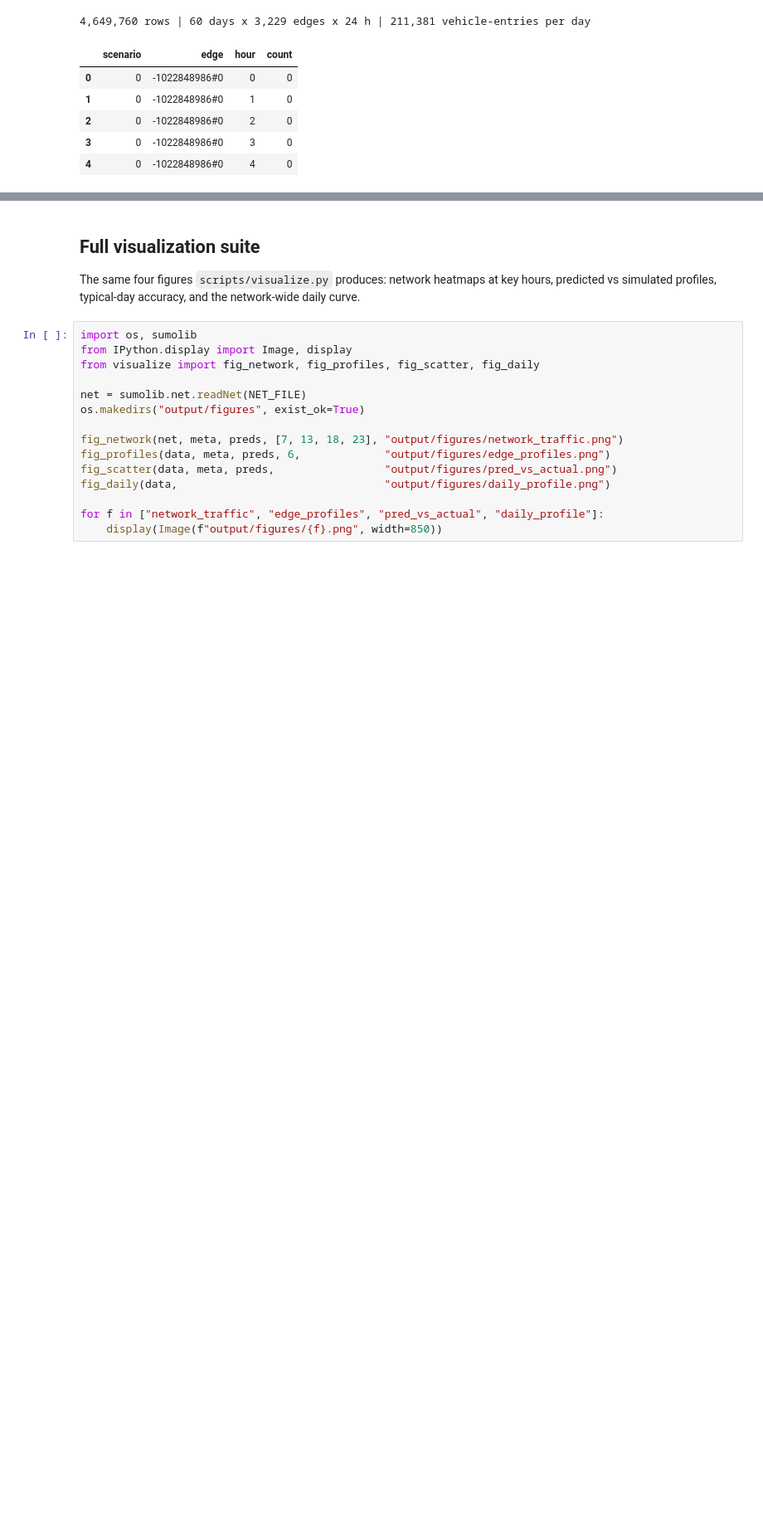
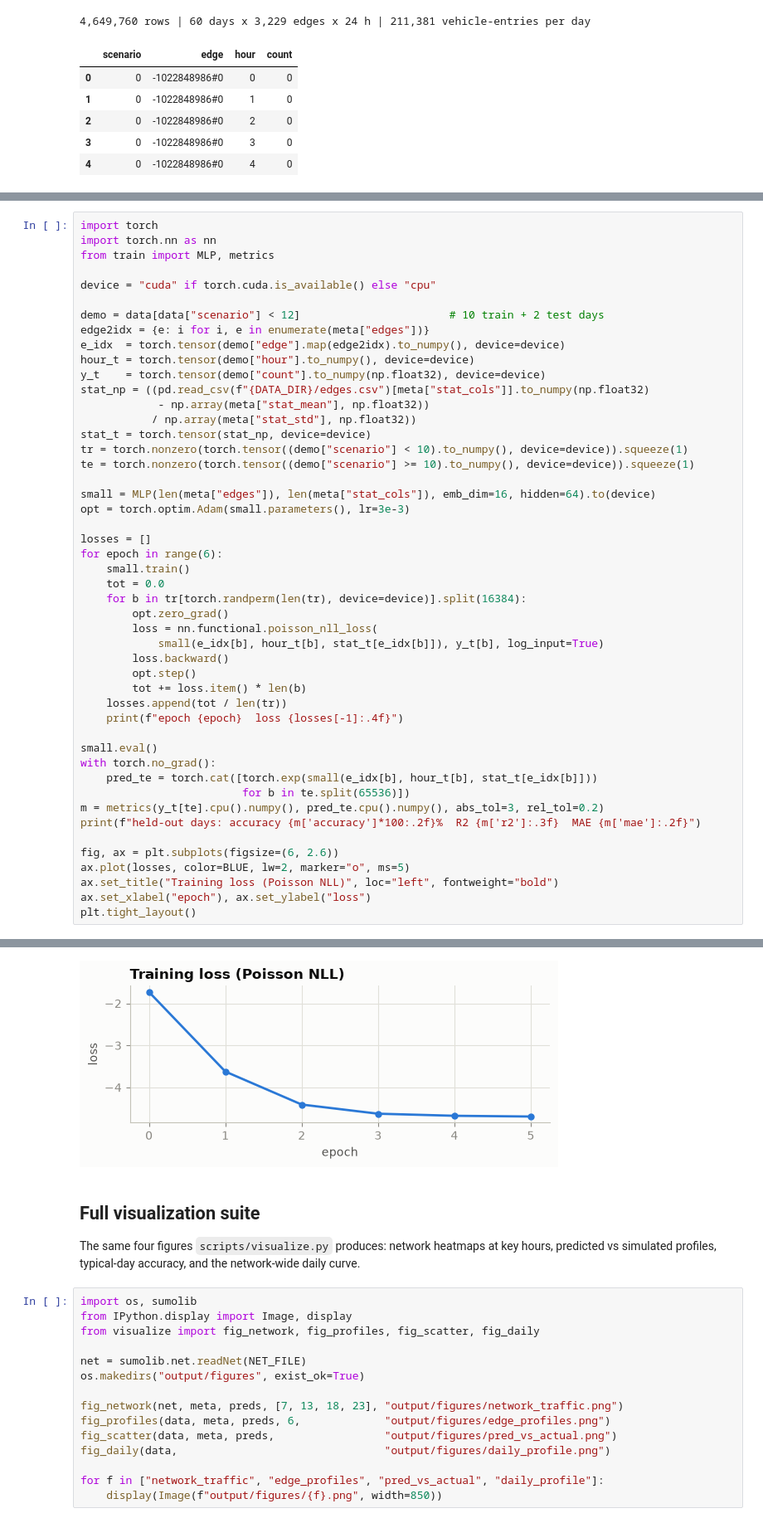
Before and after one commit to farhadi76m/Traffic-Forecasting, a Jupyter notebook: demo.ipynb, the cells around one changed output, grey strips where cells are left out. Shown at 83% size. Drawn from its saved outputs; the diff is of its cells as text; blank space fills up the shorter version.

Commit message:
Add small in-notebook training section to demo
Co-Authored-By: Claude Fable 5 <noreply@anthropic.com>

```diff
--- a/demo.ipynb
+++ b/demo.ipynb
@@ -142,0 +150,49 @@ data.head()
+# %%
+import torch
+import torch.nn as nn
+from train import MLP, metrics
+
+device = "cuda" if torch.cuda.is_available() else "cpu"
+
+demo = data[data["scenario"] < 12]                       # 10 train + 2 test days
+edge2idx = {e: i for i, e in enumerate(meta["edges"])}
+e_idx  = torch.tensor(demo["edge"].map(edge2idx).to_numpy(), device=device)
+hour_t = torch.tensor(demo["hour"].to_numpy(), device=device)
+y_t    = torch.tensor(demo["count"].to_numpy(np.float32), device=device)
+stat_np = ((pd.read_csv(f"{DATA_DIR}/edges.csv")[meta["stat_cols"]].to_numpy(np.float32)
+            - np.array(meta["stat_mean"], np.float32))
+           / np.array(meta["stat_std"], np.float32))
+stat_t = torch.tensor(stat_np, device=device)
+tr = torch.nonzero(torch.tensor((demo["scenario"] < 10).to_numpy(), device=device)).squeeze(1)
+te = torch.nonzero(torch.tensor((demo["scenario"] >= 10).to_numpy(), device=device)).squeeze(1)
+
+small = MLP(len(meta["edges"]), len(meta["stat_cols"]), emb_dim=16, hidden=64).to(device)
+opt = torch.optim.Adam(small.parameters(), lr=3e-3)
+
+losses = []
+for epoch in range(6):
+    small.train()
+    tot = 0.0
+    for b in tr[torch.randperm(len(tr), device=device)].split(16384):
+        opt.zero_grad()
+        loss = nn.functional.poisson_nll_loss(
+            small(e_idx[b], hour_t[b], stat_t[e_idx[b]]), y_t[b], log_input=True)
+        loss.backward()
+        opt.step()
+        tot += loss.item() * len(b)
+    losses.append(tot / len(tr))
+    print(f"epoch {epoch}  loss {losses[-1]:.4f}")
+
+small.eval()
+with torch.no_grad():
+    pred_te = torch.cat([torch.exp(small(e_idx[b], hour_t[b], stat_t[e_idx[b]]))
+                         for b in te.split(65536)])
+m = metrics(y_t[te].cpu().numpy(), pred_te.cpu().numpy(), abs_tol=3, rel_tol=0.2)
+print(f"held-out days: accuracy {m['accuracy']*100:.2f}%  R2 {m['r2']:.3f}  MAE {m['mae']:.2f}")
+
+fig, ax = plt.subplots(figsize=(6, 2.6))
+ax.plot(losses, color=BLUE, lw=2, marker="o", ms=5)
+ax.set_title("Training loss (Poisson NLL)", loc="left", fontweight="bold")
+ax.set_xlabel("epoch"), ax.set_ylabel("loss")
+plt.tight_layout()
+# %% [output]
@@ -143,3 +206,4 @@ data.head()
+[figure, added]
 # %% [markdown]
 ## Full visualization suite
 
```
Also changed, not shown: parts of 2 cells of this notebook.
